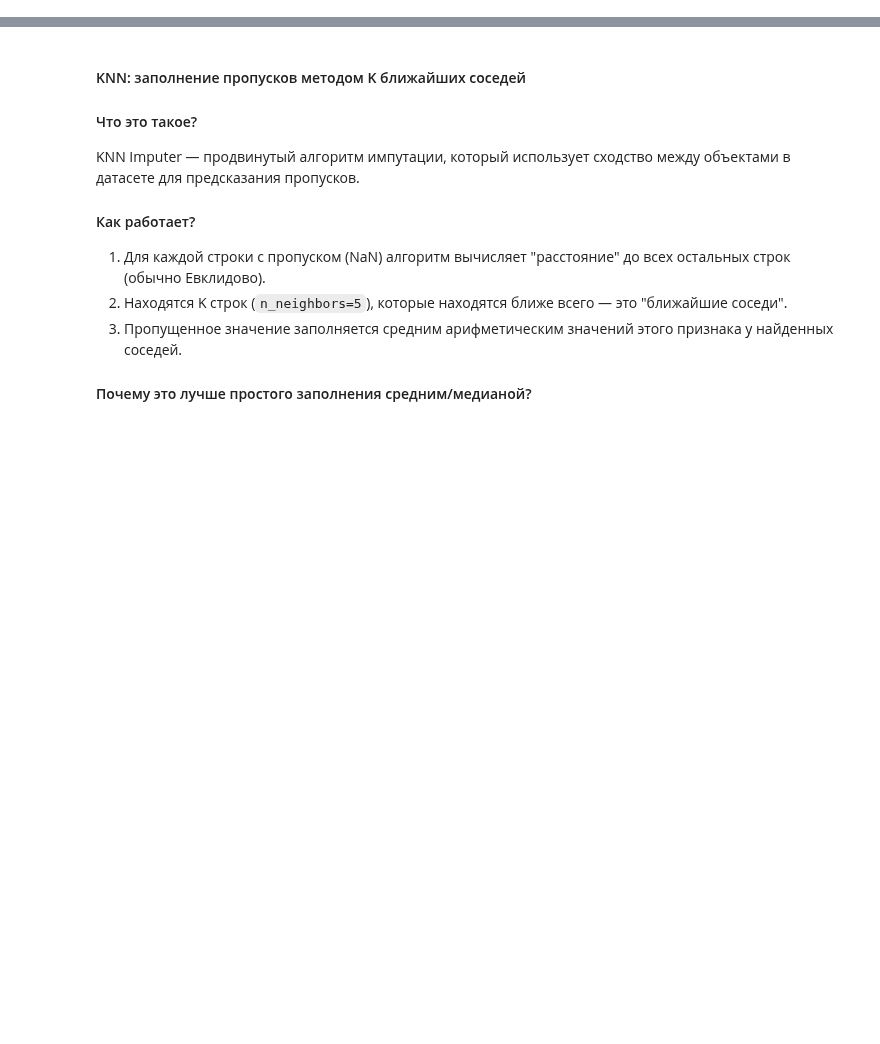
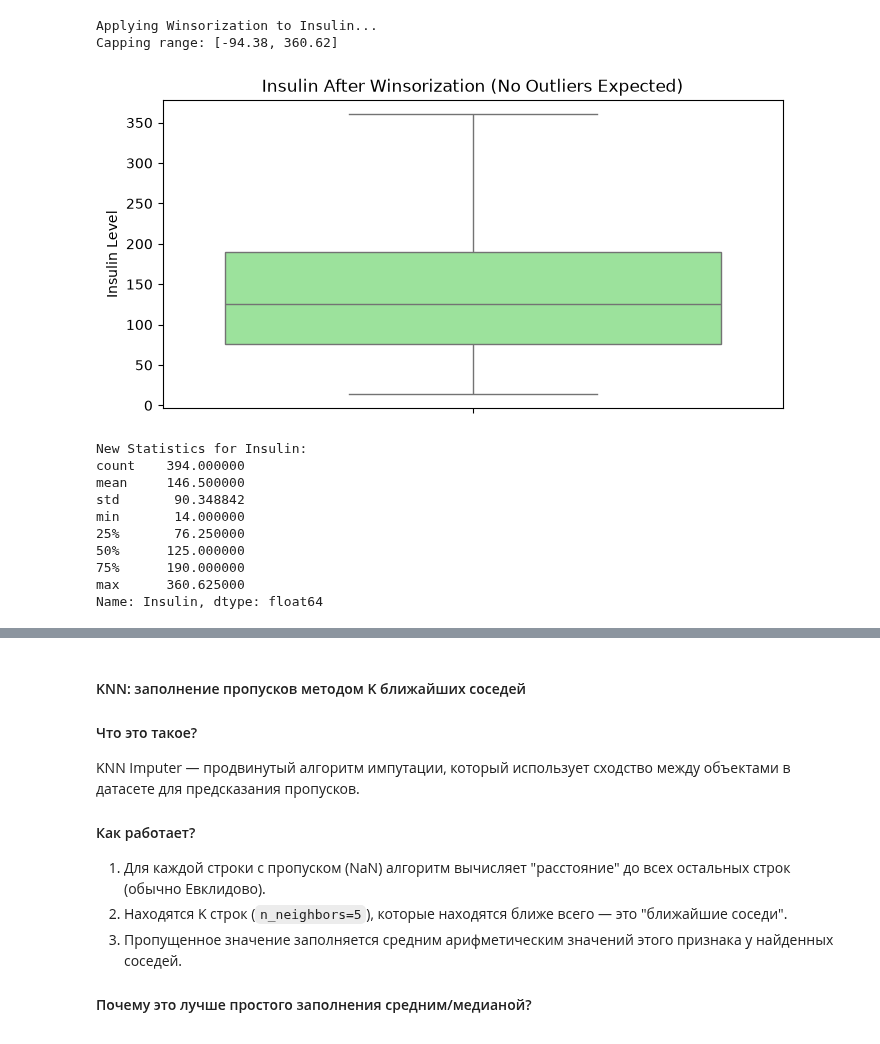
Before and after one commit to carnifixSQ/diabetes-prediction, a Jupyter notebook: notebooks/01_data_loading.ipynb, the cells around one changed output, grey strips where cells are left out. Saved outputs shown, nothing was run; the diff lists cells and outputs as text; code cells hidden in the pictures; blank space fills up the shorter version.

```diff
--- a/notebooks/01_data_loading.ipynb
+++ b/notebooks/01_data_loading.ipynb
@@ -28,0 +111,36 @@ dtype: int64
+# %%
+Q1 = df['Insulin'].quantile(0.25)
+Q3 = df['Insulin'].quantile(0.75)
+IQR = Q3 - Q1
+lower_bound = Q1 - 1.5 * IQR
+upper_bound = Q3 + 1.5 * IQR
+
+print(f"Applying Winsorization to Insulin...")
+print(f"Capping range: [{lower_bound:.2f}, {upper_bound:.2f}]")
+
+
+df.loc[df['Insulin'] < lower_bound, 'Insulin'] = lower_bound
+df.loc[df['Insulin'] > upper_bound, 'Insulin'] = upper_bound
+
+plt.figure(figsize=(8, 4))
+sns.boxplot(y=df['Insulin'], color='lightgreen')
+plt.title('Insulin After Winsorization (No Outliers Expected)')
+plt.ylabel('Insulin Level')
+plt.show()
+
+print("\nNew Statistics for Insulin:")
+print(df['Insulin'].describe())
+# %% [output]
+Applying Winsorization to Insulin...
+Capping range: [-94.38, 360.62]
+[figure, added]
+New Statistics for Insulin:
+count    394.000000
+mean     146.500000
+std       90.348842
+min       14.000000
+25%       76.250000
+50%      125.000000
+75%      190.000000
+max      360.625000
+Name: Insulin, dtype: float64
```
Also changed, not shown: parts of 7 cells of this notebook, 1 other file.
